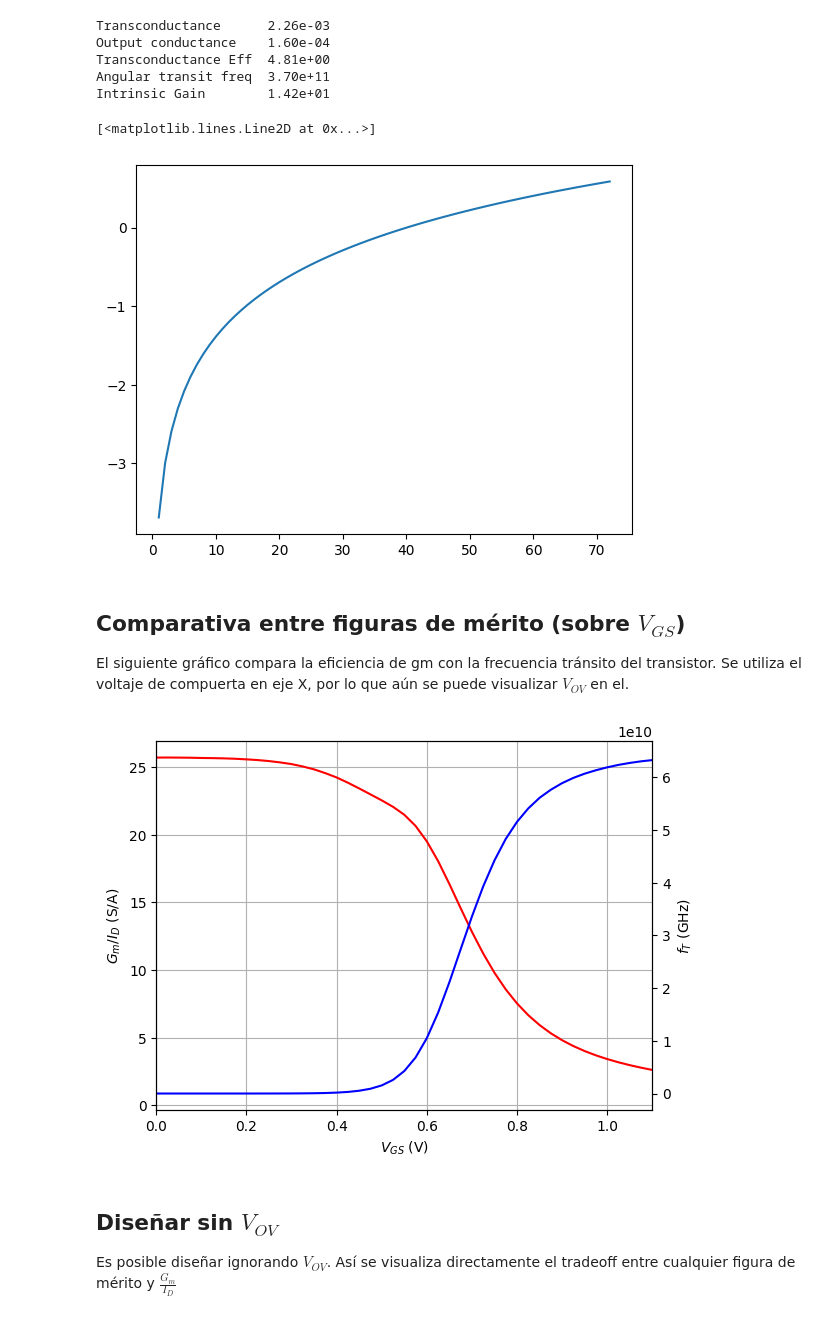
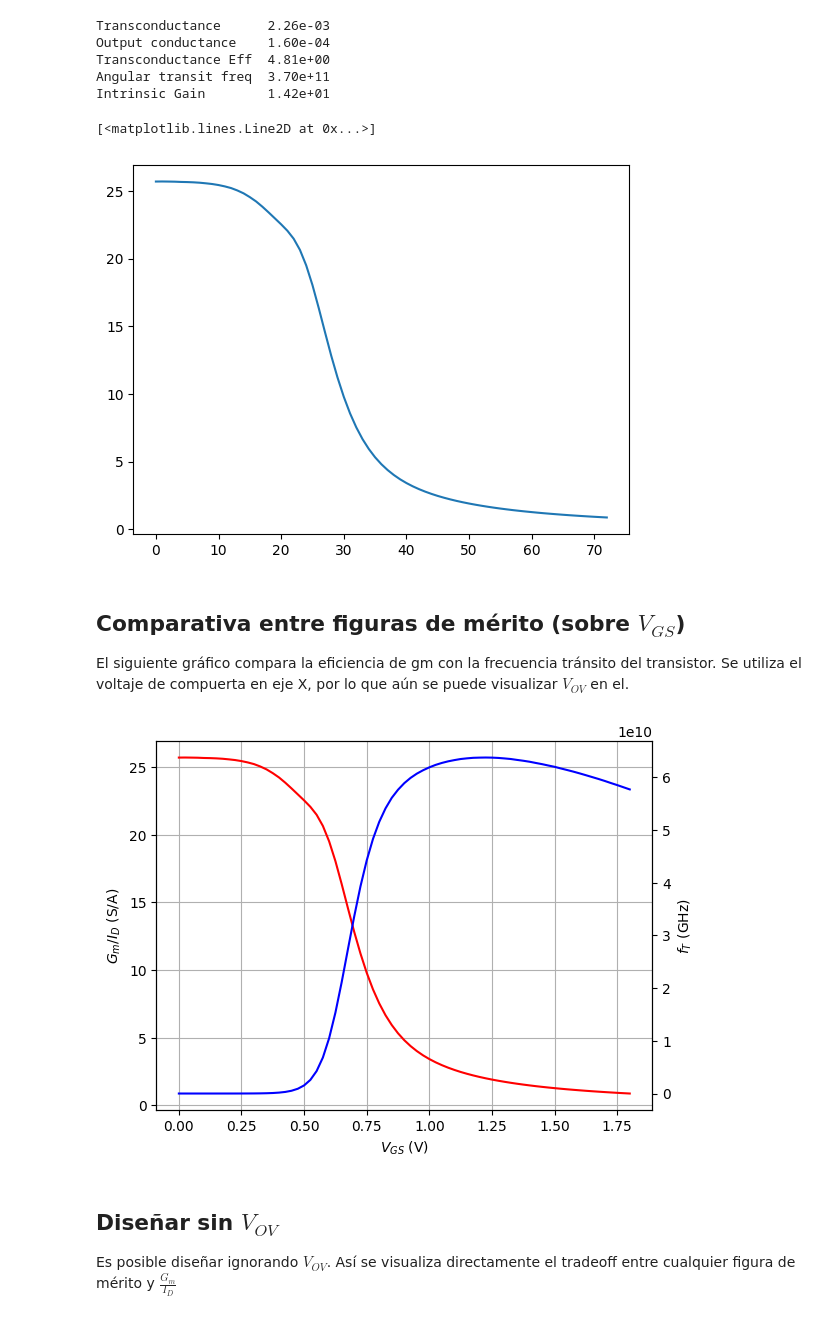
Before and after one commit to ChipUSM/usm-vlsi-tools, a Jupyter notebook: shared_xserver/gmid-test.ipynb, the cells around one changed output. Drawn from its saved outputs; the diff is of its cells as text; code cells hidden in the pictures.

```diff
--- a/shared_xserver/gmid-test.ipynb
+++ b/shared_xserver/gmid-test.ipynb
@@ -62,46 +46,56 @@ params={
 
 # plt.plot(data.look_up("ID", **params)) # ID Current
 # plt.plot(np.log(data.look_up("ID", **params))) # Log of ID, shows drift + diff
-# plt.plot(np.log(data.look_up("GM_ID", **params))) # GM_ID plot
+plt.plot(data.look_up("GM_ID", **params)) # GM_ID plot
 # %% [output]
 [<matplotlib.lines.Line2D at 0x...>]
-[figure, old version]
+[figure, new version]
 # %% [markdown]
 ## Comparativa entre figuras de mérito (sobre $V_{GS}$)
 
 El siguiente gráfico compara la eficiencia de gm con la frecuencia tránsito del transistor.
 Se utiliza el voltaje de compuerta en eje X, por lo que aún se puede visualizar $V_{OV}$ en el.
 # %%
+#matfile = Path("simulations/nfet_01v8.mat")
+matfile = Path("simulations/nfet_01v8_lvt.mat")
+#matfile = Path("simulations/pfet_01v8.mat")
+#matfile = Path("simulations/pfet_01v8_lvt.mat")
+
+if not matfile.exists():
+    raise ValueError("MAT file doesn't exists")
+
+data=lk(filename=str(matfile))
+
 params={
     "L": 0.15, # Min length on sky130
     "VDS": 0.9,
     "VSB": 0, # source to VSS as usual on NMOS
 }
 
 fig, ax1 = plt.subplots()
 ax2=ax1.twinx()
 
 #x = data.look_upVGS(**params)
 ax1.set_xlabel("$V_{GS}$ (V)")
-ax1.set_xlim(0, 1.1)
+#ax1.set_xlim(0, 1.1)
 
 ax1.set_ylabel("$G_m/I_D$ (S/A)")
 ax1.plot(
     data["VGS"],
     data.look_up("GM_ID", **params),
     color="r"
 )
 ax2.set_ylabel("$f_T$ (GHz)")
 ax2.plot(
     data["VGS"],
     data.look_up("GM_CGG", **params)*1/(2*np.pi),
     color="b"
 ) # ID Current
 
 ax1.grid()
 plt.show()
 # %% [output]
-[figure, old version]
+[figure, new version]
 # %% [markdown]
 ## Diseñar sin $V_{OV}$
 
```
Also changed, not shown: parts of 7 cells of this notebook.
